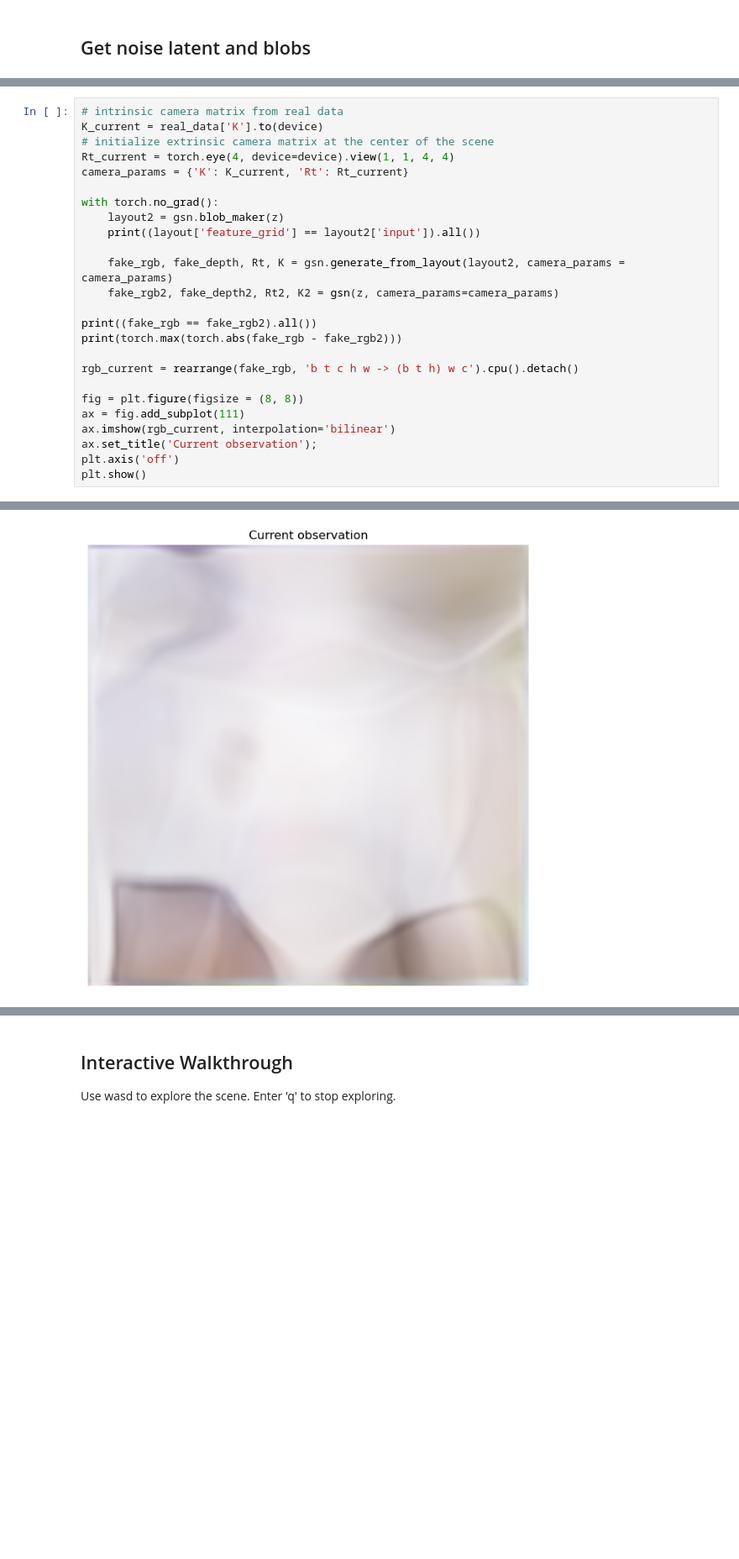
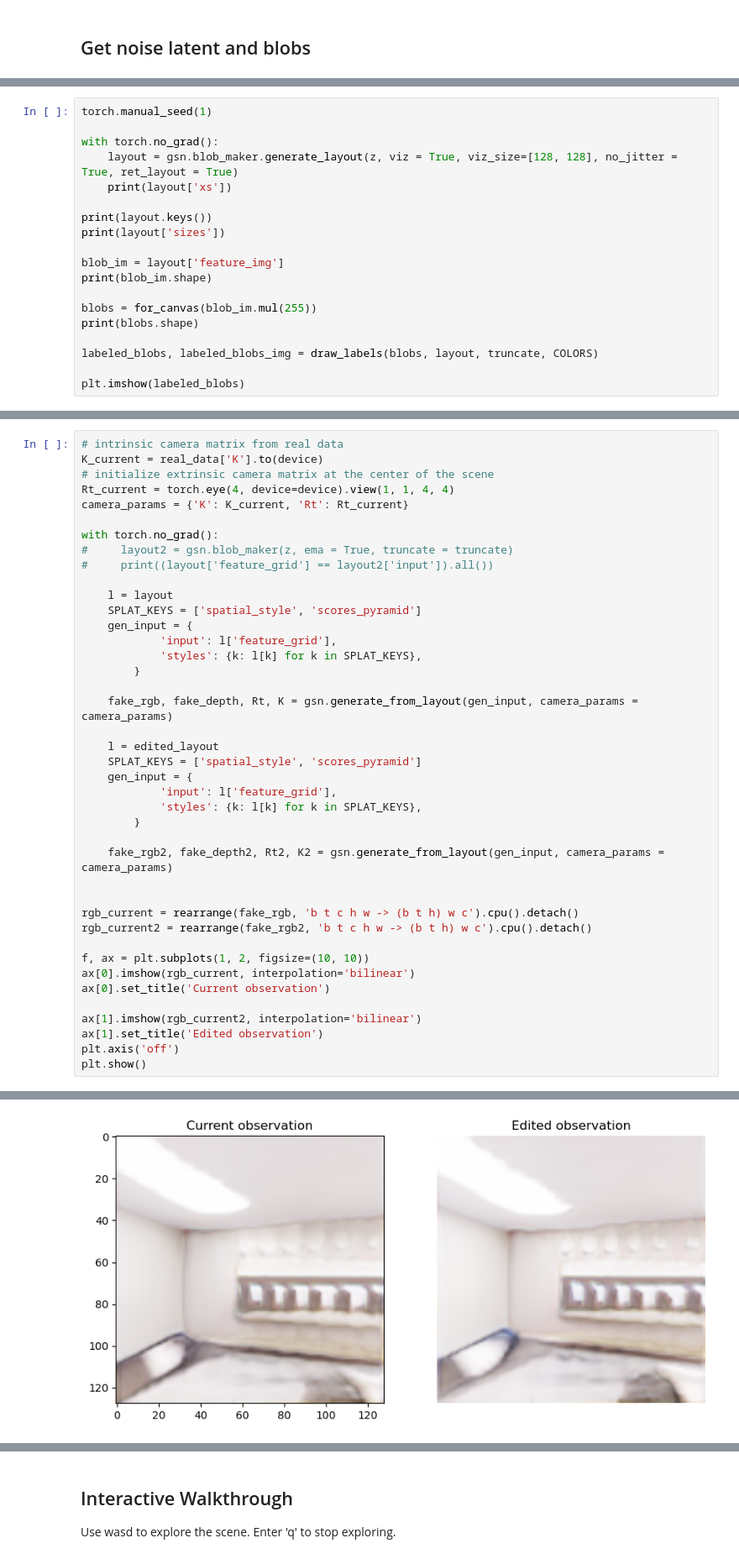
Before and after one commit to davidfang00/BlobGSN, a Jupyter notebook: notebooks/walkthrough_demo.ipynb, the cells around one changed output, grey strips where cells are left out. Shown at 84% size. Cells and saved outputs as stored; diff of their text form; blank space fills up the shorter version.

Commit message:
add notebook visualizations

```diff
--- a/notebooks/walkthrough_demo.ipynb
+++ b/notebooks/walkthrough_demo.ipynb
@@ -108,0 +148,19 @@ torch.Size([1, 3, 256, 256])
+# %%
+torch.manual_seed(1)
+
+with torch.no_grad():
+    layout = gsn.blob_maker.generate_layout(z, viz = True, viz_size=[128, 128], no_jitter = True, ret_layout = True)
+    print(layout['xs'])
+
+print(layout.keys())
+print(layout['sizes'])
+
+blob_im = layout['feature_img']
+print(blob_im.shape)
+
+blobs = for_canvas(blob_im.mul(255))
+print(blobs.shape)
+
+labeled_blobs, labeled_blobs_img = draw_labels(blobs, layout, truncate, COLORS)
+
+plt.imshow(labeled_blobs)
@@ -114,21 +228,37 @@ Rt_current = torch.eye(4, device=device).view(1, 1, 4, 4)
 camera_params = {'K': K_current, 'Rt': Rt_current}
 
 with torch.no_grad():
-    layout2 = gsn.blob_maker(z)
-    print((layout['feature_grid'] == layout2['input']).all())
+#     layout2 = gsn.blob_maker(z, ema = True, truncate = truncate)
+#     print((layout['feature_grid'] == layout2['input']).all())
 
-    fake_rgb, fake_depth, Rt, K = gsn.generate_from_layout(layout2, camera_params = camera_params)
-    fake_rgb2, fake_depth2, Rt2, K2 = gsn(z, camera_params=camera_params)
+    l = layout
+    SPLAT_KEYS = ['spatial_style', 'scores_pyramid']
+    gen_input = {
+            'input': l['feature_grid'],
+            'styles': {k: l[k] for k in SPLAT_KEYS},
+        }
 
-print((fake_rgb == fake_rgb2).all())
-print(torch.max(torch.abs(fake_rgb - fake_rgb2)))
+    fake_rgb, fake_depth, Rt, K = gsn.generate_from_layout(gen_input, camera_params = camera_params)
+
+    l = edited_layout
+    SPLAT_KEYS = ['spatial_style', 'scores_pyramid']
+    gen_input = {
+            'input': l['feature_grid'],
+            'styles': {k: l[k] for k in SPLAT_KEYS},
+        }
+
+    fake_rgb2, fake_depth2, Rt2, K2 = gsn.generate_from_layout(gen_input, camera_params = camera_params)
+
 
 rgb_current = rearrange(fake_rgb, 'b t c h w -> (b t h) w c').cpu().detach()
+rgb_current2 = rearrange(fake_rgb2, 'b t c h w -> (b t h) w c').cpu().detach()
 
-fig = plt.figure(figsize = (8, 8))
-ax = fig.add_subplot(111)
-ax.imshow(rgb_current, interpolation='bilinear')
-ax.set_title('Current observation');
+f, ax = plt.subplots(1, 2, figsize=(10, 10))
+ax[0].imshow(rgb_current, interpolation='bilinear')
+ax[0].set_title('Current observation')
+
+ax[1].imshow(rgb_current2, interpolation='bilinear')
+ax[1].set_title('Edited observation')
 plt.axis('off')
 plt.show()
 # %% [output]
@@ -138 +265 @@ tensor(0.0418, device='cuda:0')
-[figure, old version]
+[figure, new version]
```
Also changed, not shown: parts of 14 cells of this notebook, 7 other files.
